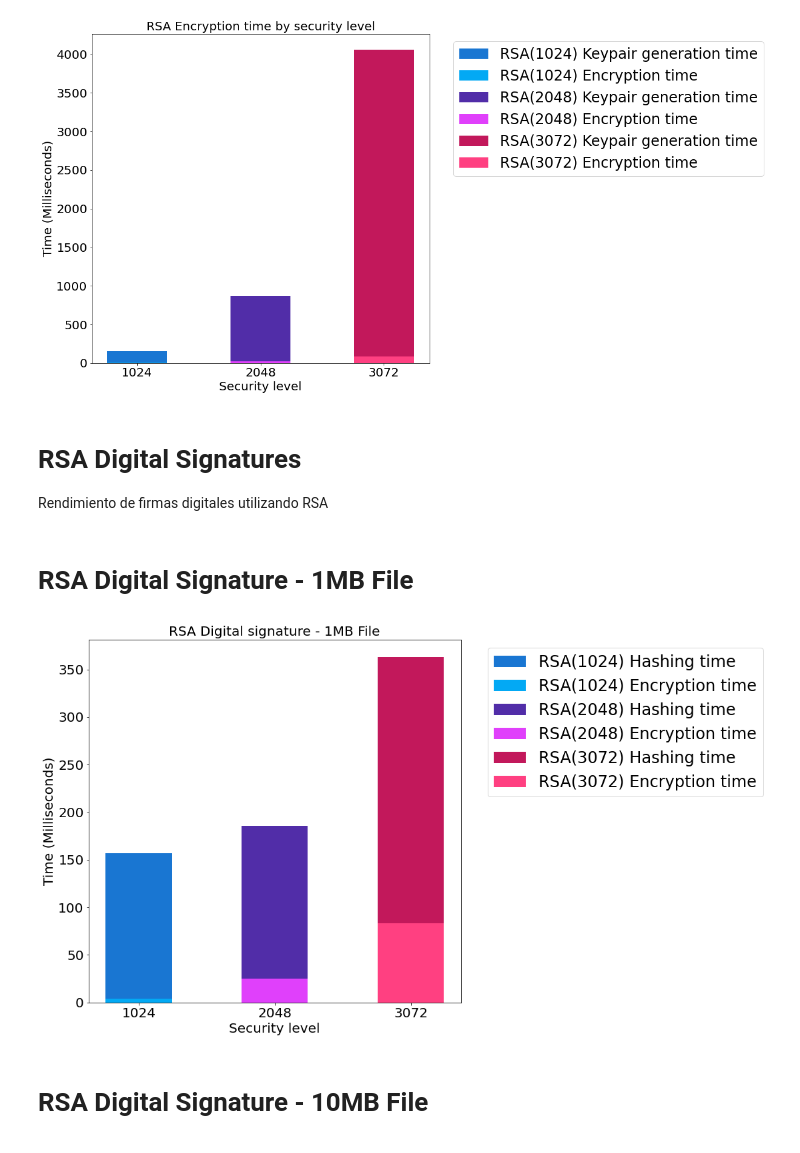
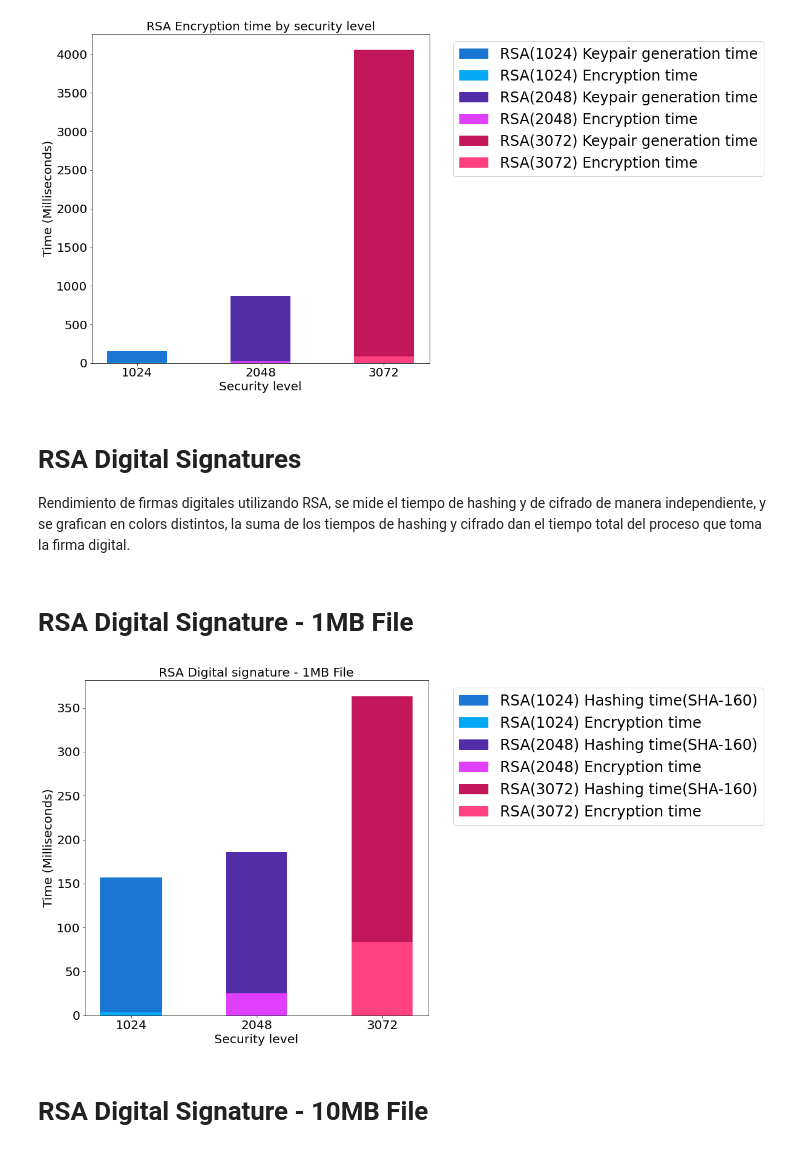
Before and after one commit to nachocodexx/cinvestav-is-rsa-analysis, a Jupyter notebook: README.ipynb, the cells around one changed output. Saved outputs shown, nothing was run; the diff lists cells and outputs as text; code cells hidden in the pictures.

```diff
--- a/README.ipynb
+++ b/README.ipynb
@@ -87,7 +88,7 @@ plott(data1 =data0,data0=data1,title=title,labels1=labels0,labels0=labels1)
 [figure]
 # %% [markdown]
 # RSA Digital Signatures
-Rendimiento de firmas digitales utilizando RSA
+Rendimiento de firmas digitales utilizando RSA, se mide el tiempo de hashing y de cifrado de manera independiente, y se grafican en colors distintos, la suma de los tiempos de hashing y cifrado dan el tiempo total del proceso que toma la firma digital.
 # %%
 df0  = pd.read_csv("data01.csv")
 mb1 = df0[df0['FILE_SIZE']=='sample']
@@ -98,12 +99,12 @@ mb100 = df0[df0['FILE_SIZE']=='sample_100']
 # %%
 hashTime    = mb1['HASH_TIME'].to_numpy()
 encryptTime = mb1['ENCRYPT_TIME'].to_numpy()
-labels0     = list(map(lambda x:x+" Hashing time",["RSA(1024)","RSA(2048)","RSA(3072)"]))
+labels0     = lambda y : list(map(lambda x:x+" Hashing time({})".format(y),["RSA(1024)","RSA(2048)","RSA(3072)"]))
 labels1     = list(map(lambda x:x+" Encryption time",["RSA(1024)","RSA(2048)","RSA(3072)"]))
 title       = "RSA Digital signature - 1MB File"
-plott(data0=hashTime,data1=encryptTime,labels0=labels0,labels1=labels1, title=title)
+plott(data0=hashTime,data1=encryptTime,labels0=labels0("SHA-160"),labels1=labels1, title=title)
 # %% [output]
-[figure, old version]
+[figure, new version]
 # %% [markdown]
 # RSA Digital Signature - 10MB File
 # %%
```
Also changed, not shown: parts of 4 cells of this notebook, 6 other files.
